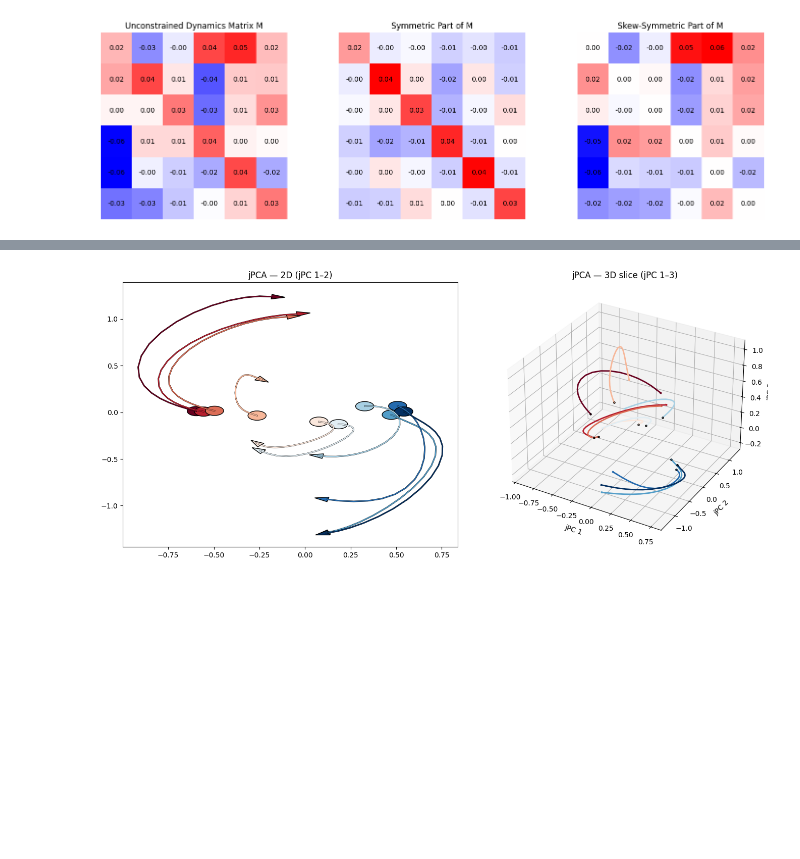
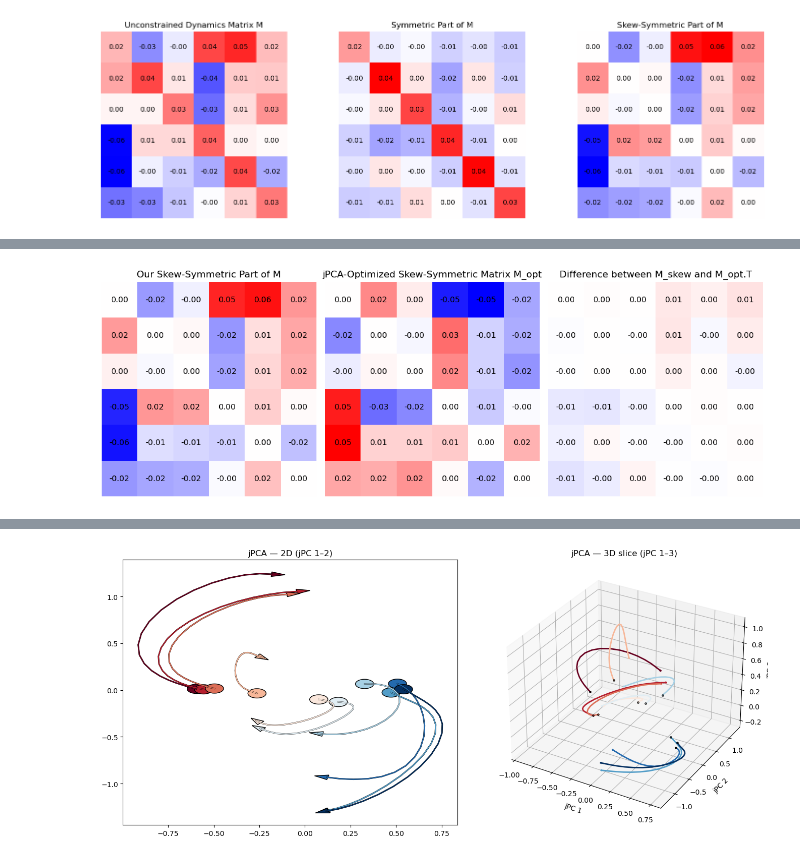
Before and after one commit to Yishu-Li/Time-varyingND, a Jupyter notebook: report.ipynb, the cells around one changed output, grey strips where cells are left out. Cells and saved outputs as stored; diff of their text form; code cells hidden in the pictures; blank space fills up the shorter version.

```diff
--- a/report.ipynb
+++ b/report.ipynb
@@ -181,0 +194,31 @@ Shape of X_dot for Dynamics: (2160, 6)
+# %%
+# jPCA methods
+M_opt = skew_sym_regress(X, X_dot)
+
+# Plot the comparasion
+plt.figure(figsize=(12, 5))
+plt.subplot(1, 3, 1)
+plt.imshow(M_skew, cmap='bwr', vmin=-np.max(np.abs(M)), vmax=np.max(np.abs(M)))
+for i in range(M_skew.shape[0]):
+    for j in range(M_skew.shape[1]):
+        plt.text(j, i, f"{M_skew[i, j]:.2f}", ha='center', va='center', color='black')
+plt.title("Our Skew-Symmetric Part of M")
+plt.axis('off')
+plt.subplot(1, 3, 2)
+plt.imshow(M_opt, cmap='bwr', vmin=-np.max(np.abs(M_opt)), vmax=np.max(np.abs(M_opt)))
+for i in range(M_opt.shape[0]):
+    for j in range(M_opt.shape[1]):
+        plt.text(j, i, f"{M_opt[i, j]:.2f}", ha='center', va='center', color='black')
+plt.title("jPCA-Optimized Skew-Symmetric Matrix M_opt")
+plt.axis('off')
+plt.subplot(1, 3, 3)
+plt.imshow(M_skew - M_opt.T, cmap='bwr', vmin=-np.max(np.abs(M_skew)), vmax=np.max(np.abs(M_skew)))
+for i in range(M_skew.shape[0]):
+    for j in range(M_skew.shape[1]):
+        plt.text(j, i, f"{(M_skew[i, j] - M_opt.T[i, j]):.2f}", ha='center', va='center', color='black')
+plt.title("Difference between M_skew and M_opt.T")
+plt.axis('off')
+plt.tight_layout()
+plt.show()
+# %% [output]
+[figure, added]
```
Also changed, not shown: parts of 28 cells of this notebook, 2 other files.
